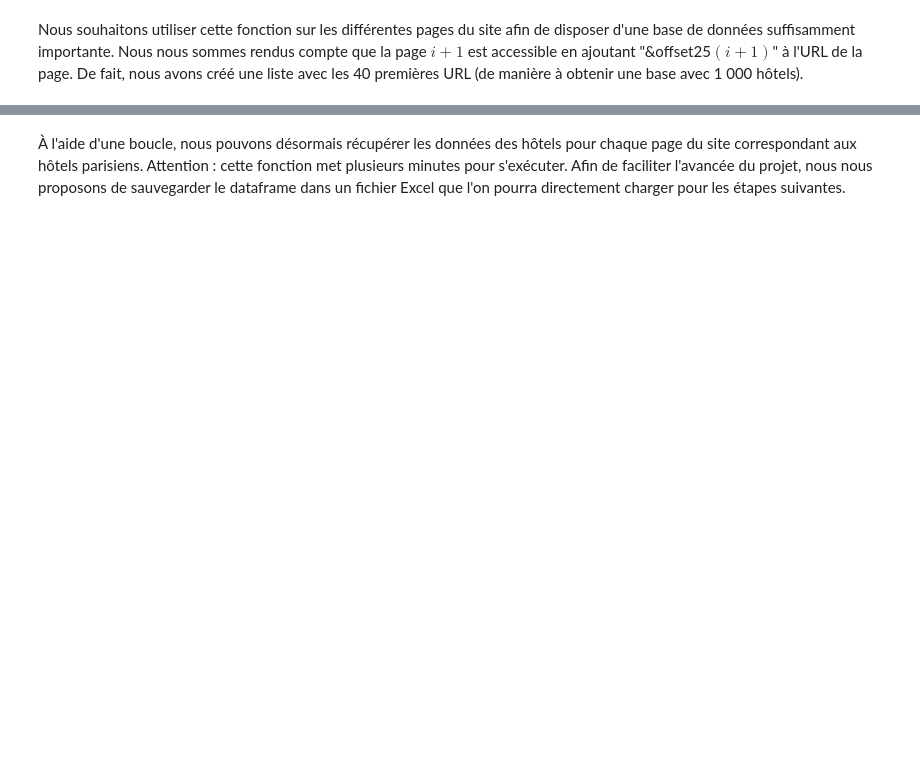
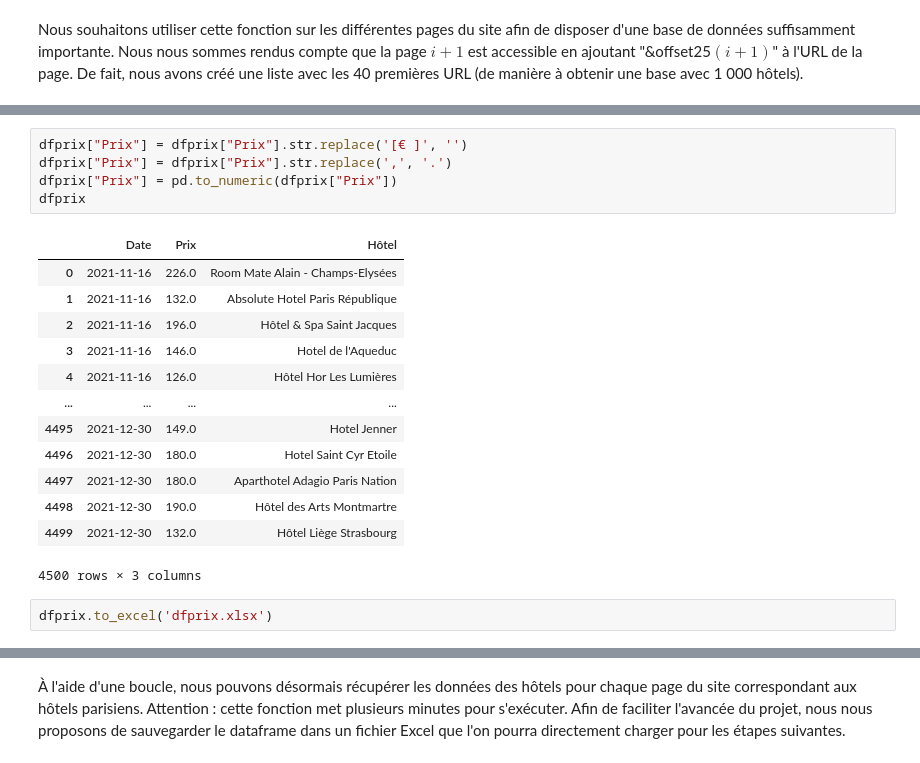
Before and after one commit to fsalaun29/Prediction-prix-hotels-Paris, a Jupyter notebook: Partie 1.ipynb, the cells around one changed output, grey strips where cells are left out. Saved outputs shown, nothing was run; the diff lists cells and outputs as text; blank space fills up the shorter version.

```diff
--- a/Partie 1.ipynb
+++ b/Partie 1.ipynb
@@ -75,0 +205,21 @@ liste
+# %%
+dfprix["Prix"] = dfprix["Prix"].str.replace('[€ ]', '')
+dfprix["Prix"] = dfprix["Prix"].str.replace(',', '.')
+dfprix["Prix"] = pd.to_numeric(dfprix["Prix"])
+dfprix
+# %% [output]
+|  | Date | Prix | Hôtel |
+| 0 | 2021-11-16 | 226.0 | Room Mate Alain - Champs-Elysées |
+| 1 | 2021-11-16 | 132.0 | Absolute Hotel Paris République |
+| 2 | 2021-11-16 | 196.0 | Hôtel & Spa Saint Jacques |
+| 3 | 2021-11-16 | 146.0 | Hotel de l'Aqueduc |
+| 4 | 2021-11-16 | 126.0 | Hôtel Hor Les Lumières |
+| ... | ... | ... | ... |
+| 4495 | 2021-12-30 | 149.0 | Hotel Jenner |
+| 4496 | 2021-12-30 | 180.0 | Hotel Saint Cyr Etoile |
+| 4497 | 2021-12-30 | 180.0 | Aparthotel Adagio Paris Nation |
+| 4498 | 2021-12-30 | 190.0 | Hôtel des Arts Montmartre |
+| 4499 | 2021-12-30 | 132.0 | Hôtel Liège Strasbourg |
+4500 rows × 3 columns
+# %%
+dfprix.to_excel('dfprix.xlsx')
```
Also changed, not shown: parts of 33 cells of this notebook.
